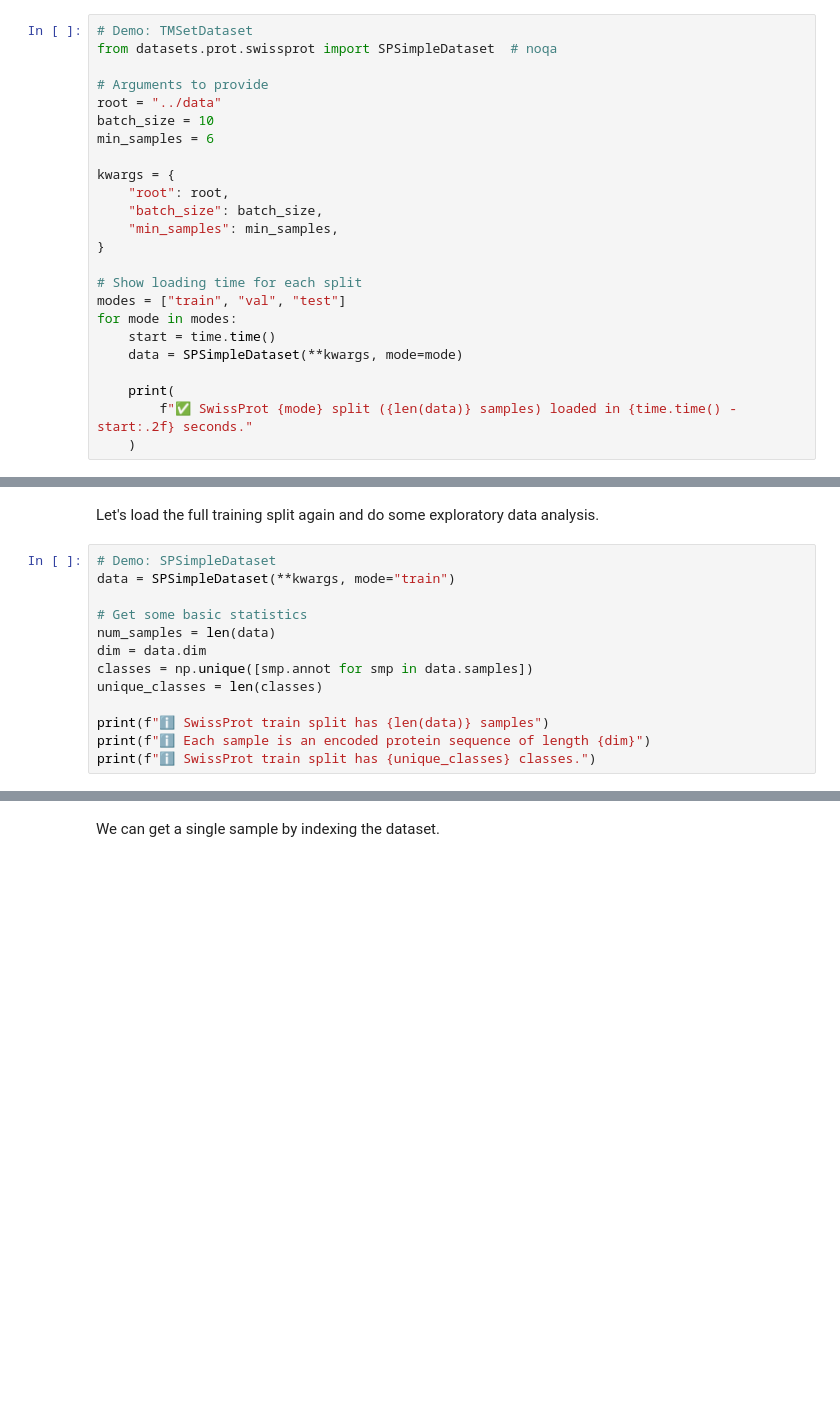
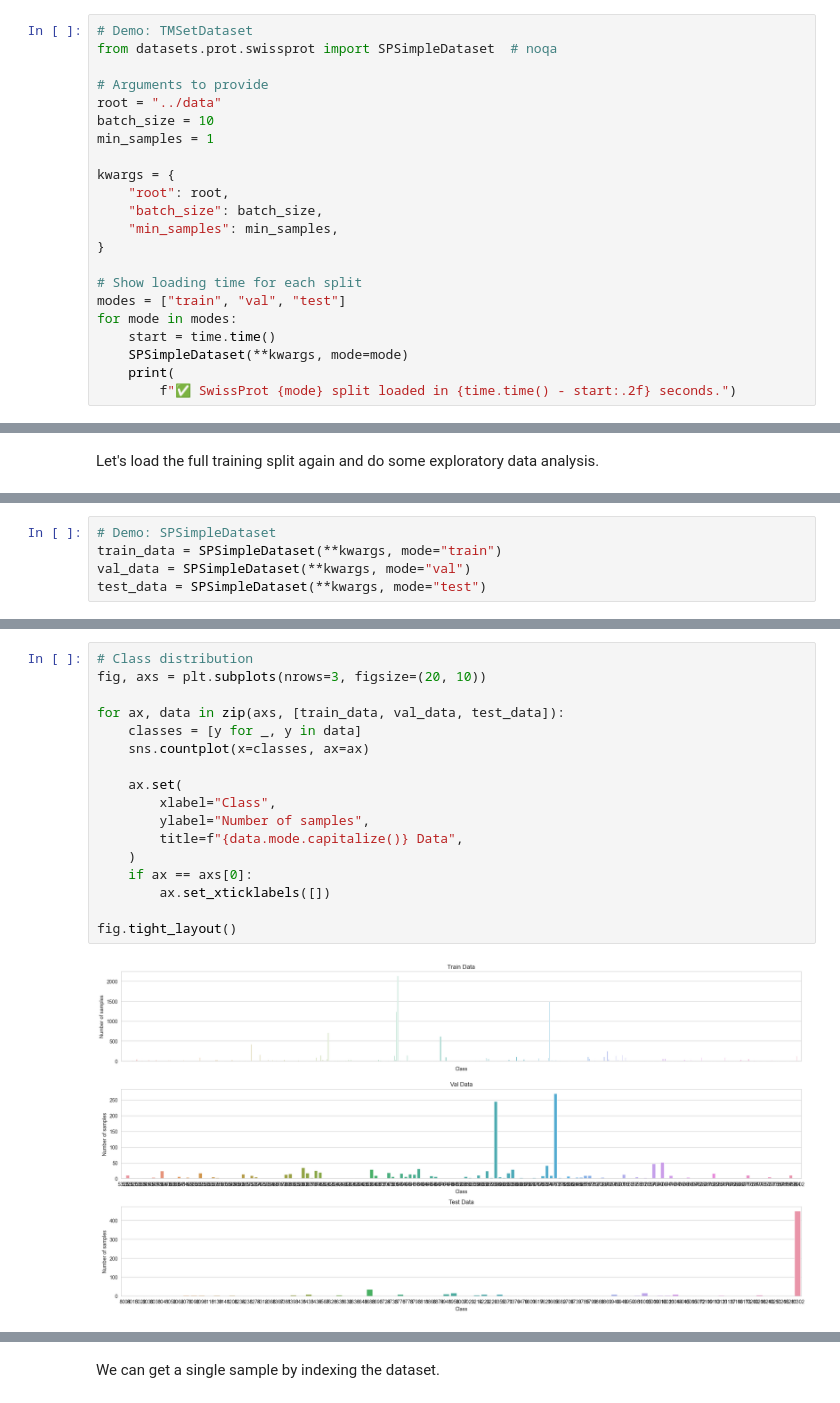
Before and after one commit to mikasenghaas/few-shot-benchmark, a Jupyter notebook: notebooks/eda.ipynb, the cells around one changed output, grey strips where cells are left out. Saved outputs shown, nothing was run; the diff lists cells and outputs as text; blank space fills up the shorter version.

```diff
--- a/notebooks/eda.ipynb
+++ b/notebooks/eda.ipynb
@@ -755,7 +753,7 @@ from datasets.prot.swissprot import SPSimpleDataset  # noqa
 # Arguments to provide
 root = "../data"
 batch_size = 10
-min_samples = 6
+min_samples = 1
 
 kwargs = {
     "root": root,
@@ -767,9 +765,7 @@ kwargs = {
 modes = ["train", "val", "test"]
 for mode in modes:
     start = time.time()
-    data = SPSimpleDataset(**kwargs, mode=mode)
-
+    SPSimpleDataset(**kwargs, mode=mode)
     print(
-        f"✅ SwissProt {mode} split ({len(data)} samples) loaded in {time.time() - start:.2f} seconds."
-    )
+        f"✅ SwissProt {mode} split loaded in {time.time() - start:.2f} seconds.")
 # %% [output]
@@ -803,16 +791,3 @@ number of classes that are included according to our specification of the
 minimum number of classes and is therefore generally not advised.
 # %% [markdown]
 Let's load the full training split again and do some exploratory data analysis.
-# %%
-# Demo: SPSimpleDataset
-data = SPSimpleDataset(**kwargs, mode="train")
-
-# Get some basic statistics
-num_samples = len(data)
-dim = data.dim
-classes = np.unique([smp.annot for smp in data.samples])
-unique_classes = len(classes)
-
-print(f"ℹ️ SwissProt train split has {len(data)} samples")
-print(f"ℹ️ Each sample is an encoded protein sequence of length {dim}")
-print(f"ℹ️ SwissProt train split has {unique_classes} classes.")
@@ -824,0 +794,5 @@ go-basic.obo: fmt(1.2) rel(2023-11-15) 46,228 Terms; optional_attrs(relationship
+# %%
+# Demo: SPSimpleDataset
+train_data = SPSimpleDataset(**kwargs, mode="train")
+val_data = SPSimpleDataset(**kwargs, mode="val")
+test_data = SPSimpleDataset(**kwargs, mode="test")
@@ -824,0 +896,19 @@ go-basic.obo: fmt(1.2) rel(2023-11-15) 46,228 Terms; optional_attrs(relationship
+# %%
+# Class distribution
+fig, axs = plt.subplots(nrows=3, figsize=(20, 10))
+
+for ax, data in zip(axs, [train_data, val_data, test_data]):
+    classes = [y for _, y in data]
+    sns.countplot(x=classes, ax=ax)
+
+    ax.set(
+        xlabel="Class",
+        ylabel="Number of samples",
+        title=f"{data.mode.capitalize()} Data",
+    )
+    if ax == axs[0]:
+        ax.set_xticklabels([])
+
+fig.tight_layout()
+# %% [output]
+[figure, added]
```
Also changed, not shown: parts of 55 cells of this notebook.
